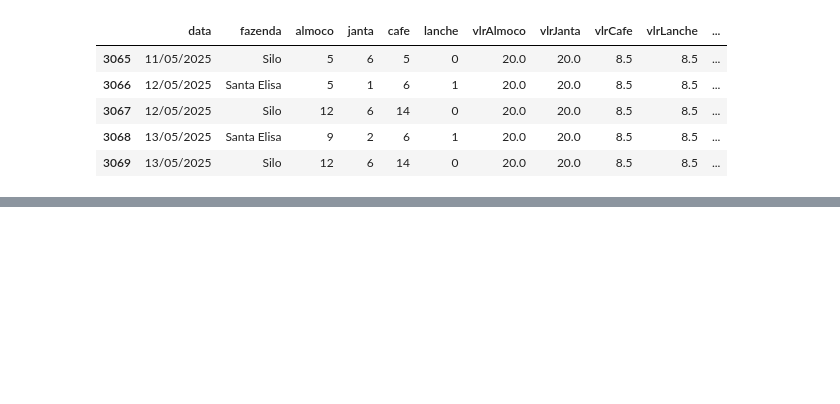
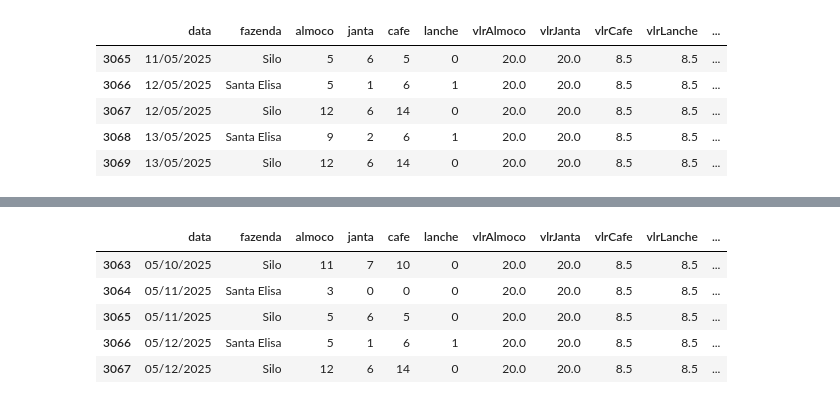
Before and after one commit to rafa-trindade/dashboard-elisaagro, a Jupyter notebook: notebooks/eda.ipynb, the cells around one changed output, grey strips where cells are left out. Saved outputs shown, nothing was run; the diff lists cells and outputs as text; code cells hidden in the pictures; blank space fills up the shorter version.

```diff
--- a/notebooks/eda.ipynb
+++ b/notebooks/eda.ipynb
@@ -27 +42,10 @@ df.tail()
+# %%
+df_filtrado.tail()
+# %% [output]
+|  | data | fazenda | almoco | janta | cafe | lanche | vlrAlmoco | vlrJanta | vlrCafe | vlrLanche | ... |
+| 3063 | 05/10/2025 | Silo | 11 | 7 | 10 | 0 | 20.0 | 20.0 | 8.5 | 8.5 | ... |
+| 3064 | 05/11/2025 | Santa Elisa | 3 | 0 | 0 | 0 | 20.0 | 20.0 | 8.5 | 8.5 | ... |
+| 3065 | 05/11/2025 | Silo | 5 | 6 | 5 | 0 | 20.0 | 20.0 | 8.5 | 8.5 | ... |
+| 3066 | 05/12/2025 | Santa Elisa | 5 | 1 | 6 | 1 | 20.0 | 20.0 | 8.5 | 8.5 | ... |
+| 3067 | 05/12/2025 | Silo | 12 | 6 | 14 | 0 | 20.0 | 20.0 | 8.5 | 8.5 | ... |
 # %%
```
Also changed, not shown: parts of 21 cells of this notebook.
